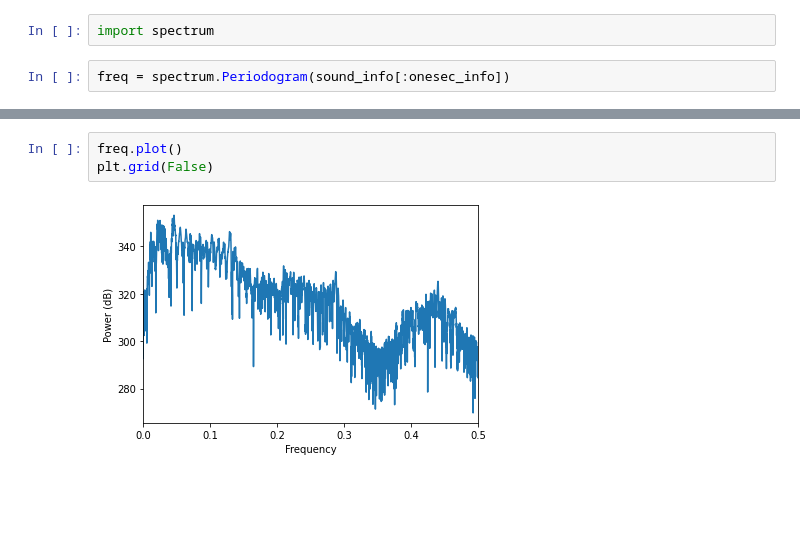
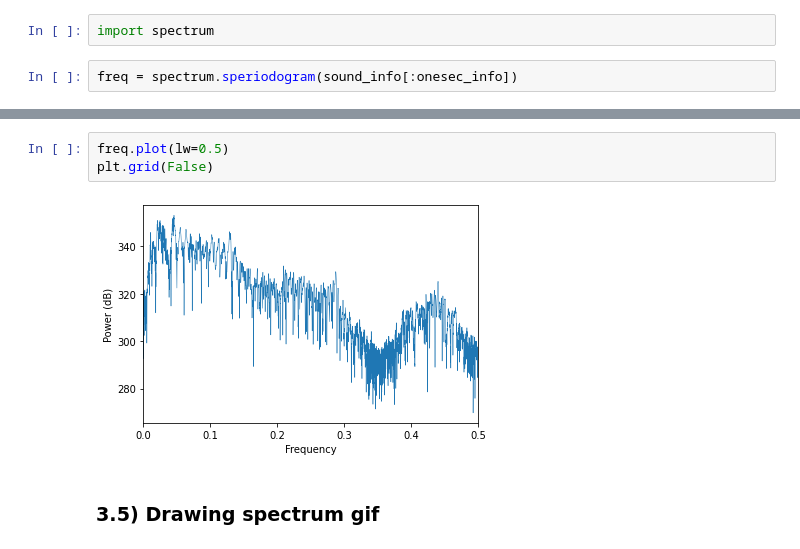
Before and after one commit to goznalo-git/AudioWaves, a Jupyter notebook: AudioWaves.ipynb, the cells around one changed output, grey strips where cells are left out. Cells and saved outputs as stored; diff of their text form; blank space fills up the shorter version.

```diff
--- a/AudioWaves.ipynb
+++ b/AudioWaves.ipynb
@@ -85,4 +87,4 @@ plt.plot(sound_info[0:onesec_info * 1]) # first second
 # %%
 import spectrum
 # %%
-freq = spectrum.Periodogram(sound_info[:onesec_info])
+freq = spectrum.speriodogram(sound_info[:onesec_info])
@@ -89,5 +101,7 @@ freq = spectrum.Periodogram(sound_info[:onesec_info])
 # %%
-freq.plot()
+freq.plot(lw=0.5)
 plt.grid(False)
 # %% [output]
-[figure, old version]
+[figure, new version]
+# %% [markdown]
+### 3.5) Drawing spectrum gif
```
Also changed, not shown: parts of 6 cells of this notebook.
